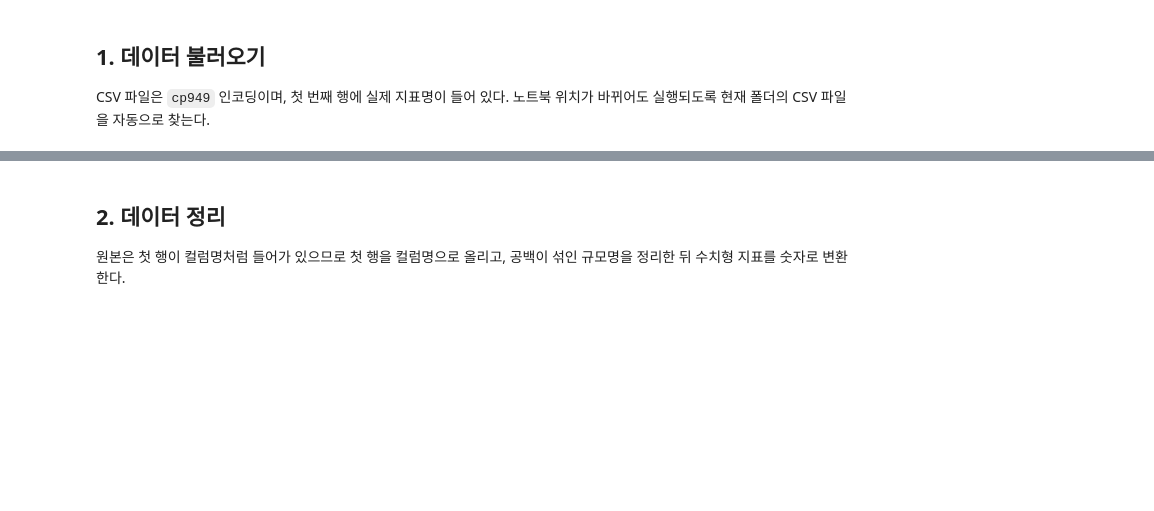
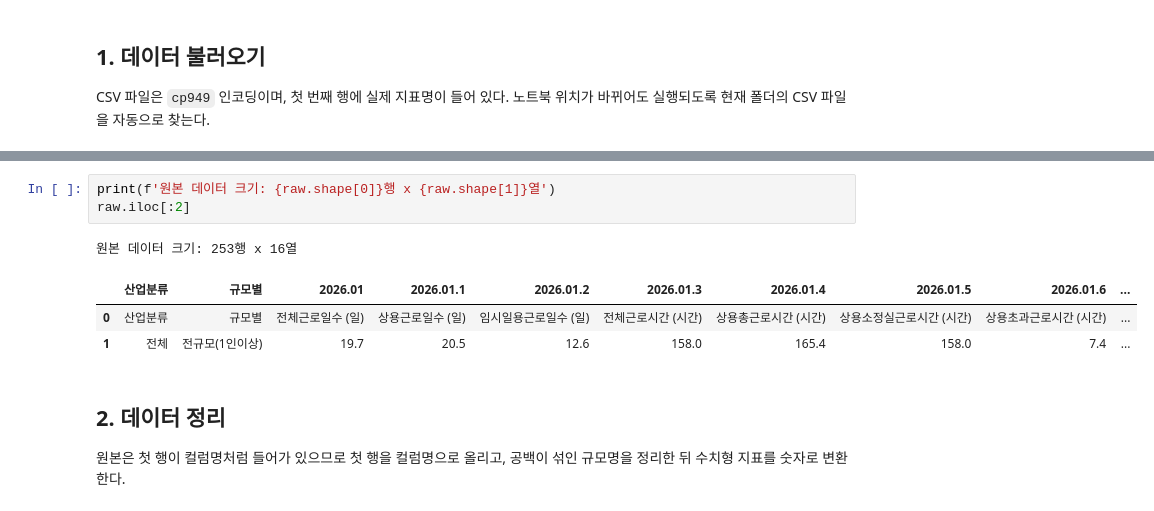
Before and after one commit to parksuejin1026/2026_1stTerm_BDA_Study, a Jupyter notebook: Assignment/bigdata_publicdata.ipynb, the cells around one changed output, grey strips where cells are left out. Drawn from its saved outputs; the diff is of its cells as text; blank space fills up the shorter version.

```diff
--- a/Assignment/bigdata_publicdata.ipynb
+++ b/Assignment/bigdata_publicdata.ipynb
@@ -46,3 +71,11 @@ FileNotFoundError: [Errno 2] No such file or directory: '산업규모별임금
+# %%
+print(f'원본 데이터 크기: {raw.shape[0]}행 x {raw.shape[1]}열')
+raw.iloc[:2]
+# %% [output]
+원본 데이터 크기: 253행 x 16열
+|  | 산업분류 | 규모별 | 2026.01 | 2026.01.1 | 2026.01.2 | 2026.01.3 | 2026.01.4 | 2026.01.5 | 2026.01.6 | ... |
+| 0 | 산업분류 | 규모별 | 전체근로일수 (일) | 상용근로일수 (일) | 임시일용근로일수 (일) | 전체근로시간 (시간) | 상용총근로시간 (시간) | 상용소정실근로시간 (시간) | 상용초과근로시간 (시간) | ... |
+| 1 | 전체 | 전규모(1인이상) | 19.7 | 20.5 | 12.6 | 158.0 | 165.4 | 158.0 | 7.4 | ... |
 # %% [markdown]
 ## 2. 데이터 정리
 
```
Also changed, not shown: parts of 25 cells of this notebook.
